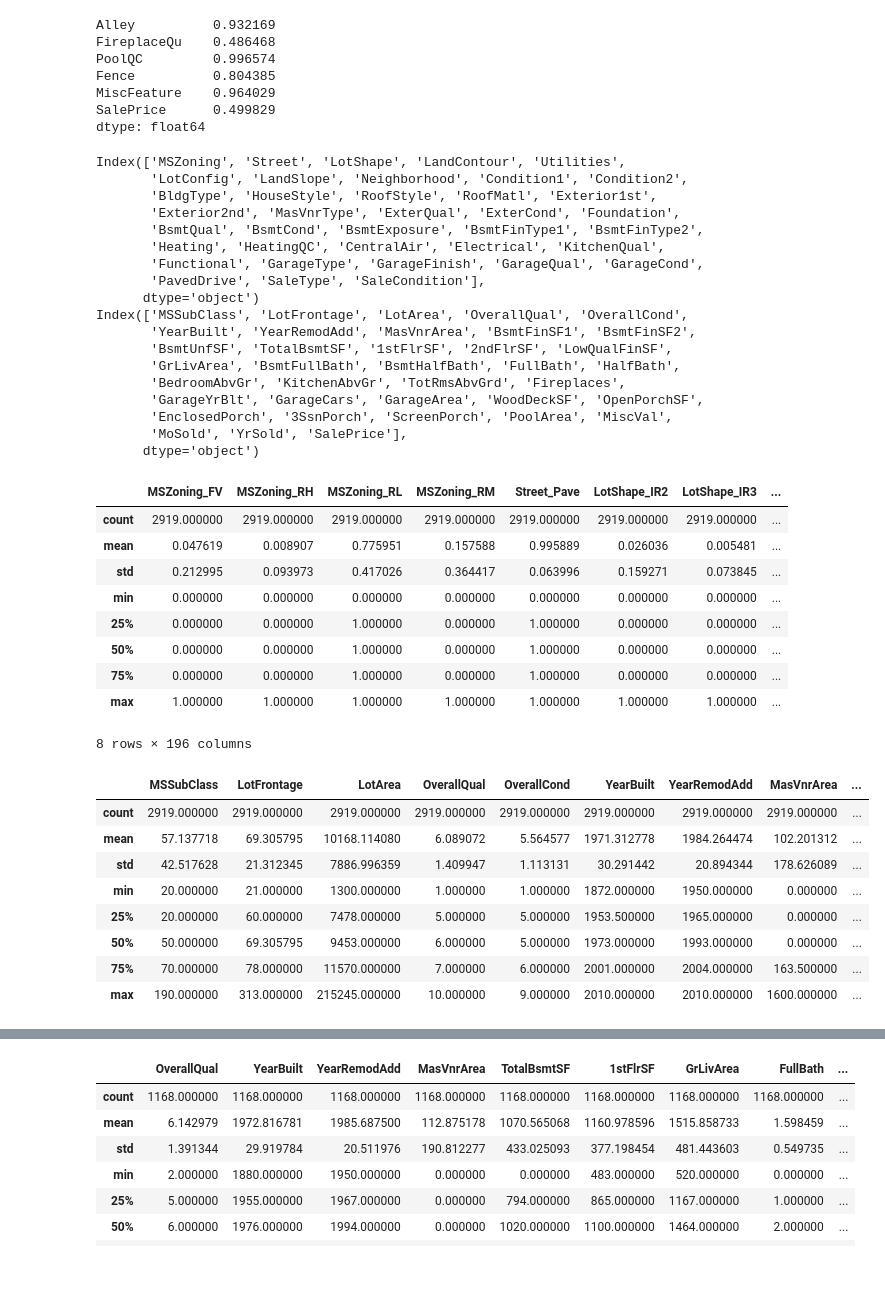
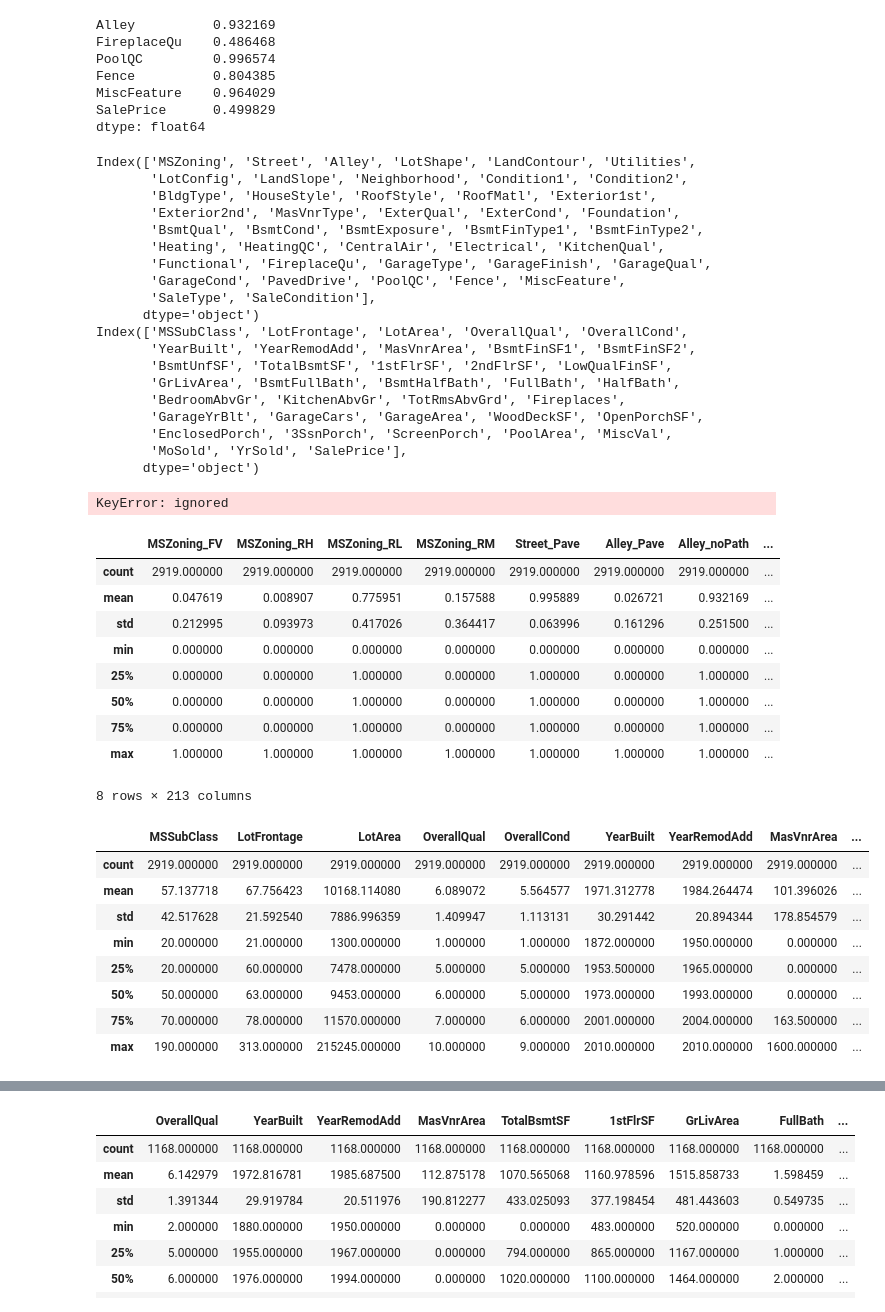
Before and after one commit to dlsdnjs96/Machine_Learning, a Jupyter notebook: HousePrice2.ipynb, the cells around one changed output, grey strips where cells are left out. Cells and saved outputs as stored; diff of their text form; code cells hidden in the pictures; blank space fills up the shorter version.

```diff
--- a/HousePrice2.ipynb
+++ b/HousePrice2.ipynb
@@ -44,8 +35,25 @@ Fence          0.804385
 MiscFeature    0.964029
 SalePrice      0.499829
 dtype: float64
+# %%
+# analyze NA data
+
+# fill NA of fireplaceQu because these don't have fireplaces
+all_data.loc[all_data['FireplaceQu'].isna(), 'Fireplaces'] = 0
+
+# NA of Alley means there is no path
+all_data.loc[all_data['Alley'].isna(), 'Alley'] = 'noPath'
+
+# NA of PoolQC means there is no pool
+all_data.loc[all_data['PoolQC'].isna(), 'PoolQC'] = 'noPool'
+
+# NA of Fence means there is no fence
+all_data.loc[all_data['Fence'].isna(), 'Fence'] = 'noFence'
+
+# NA of MiscFeature means there is no other feature
+all_data.loc[all_data['MiscFeature'].isna(), 'MiscFeature'] = 'noFeature'
 # %%
-all_data = all_data.drop(na_check.keys().drop(['SalePrice']), axis=1)
+#all_data = all_data.drop(na_check.keys().drop(['SalePrice']), axis=1)
 # %%
 # separate object types and non-object types
 
@@ -55,14 +63,15 @@ data_nonObject = all_data.select_dtypes(exclude='object')
 print(data_object.columns)
 print(data_nonObject.columns)
 # %% [output]
-Index(['MSZoning', 'Street', 'LotShape', 'LandContour', 'Utilities',
+Index(['MSZoning', 'Street', 'Alley', 'LotShape', 'LandContour', 'Utilities',
        'LotConfig', 'LandSlope', 'Neighborhood', 'Condition1', 'Condition2',
        'BldgType', 'HouseStyle', 'RoofStyle', 'RoofMatl', 'Exterior1st',
        'Exterior2nd', 'MasVnrType', 'ExterQual', 'ExterCond', 'Foundation',
        'BsmtQual', 'BsmtCond', 'BsmtExposure', 'BsmtFinType1', 'BsmtFinType2',
        'Heating', 'HeatingQC', 'CentralAir', 'Electrical', 'KitchenQual',
-       'Functional', 'GarageType', 'GarageFinish', 'GarageQual', 'GarageCond',
-       'PavedDrive', 'SaleType', 'SaleCondition'],
+       'Functional', 'FireplaceQu', 'GarageType', 'GarageFinish', 'GarageQual',
+       'GarageCond', 'PavedDrive', 'PoolQC', 'Fence', 'MiscFeature',
+       'SaleType', 'SaleCondition'],
       dtype='object')
 Index(['MSSubClass', 'LotFrontage', 'LotArea', 'OverallQual', 'OverallCond',
        'YearBuilt', 'YearRemodAdd', 'MasVnrArea', 'BsmtFinSF1', 'BsmtFinSF2',
@@ -73,6 +82,13 @@ Index(['MSSubClass', 'LotFrontage', 'LotArea', 'OverallQual', 'OverallCond',
        'EnclosedPorch', '3SsnPorch', 'ScreenPorch', 'PoolArea', 'MiscVal',
        'MoSold', 'YrSold', 'SalePrice'],
       dtype='object')
+# %%
+cols = data_object.columns
+
+for i in cols:
+  print(i+' : '+all_data[i].unique())
+# %% [output]
+KeyError: ignored
 # %%
 # one-hot coding
 
@@ -80,33 +96,32 @@ dummy_data = pd.get_dummies(data_object, drop_first=True)
 dummy_data.index = all_data_index
 dummy_data.describe()
 # %% [output]
-|  | MSZoning_FV | MSZoning_RH | MSZoning_RL | MSZoning_RM | Street_Pave | LotShape_IR2 | LotShape_IR3 | ... |
+|  | MSZoning_FV | MSZoning_RH | MSZoning_RL | MSZoning_RM | Street_Pave | Alley_Pave | Alley_noPath | ... |
 | count | 2919.000000 | 2919.000000 | 2919.000000 | 2919.000000 | 2919.000000 | 2919.000000 | 2919.000000 | ... |
-| mean | 0.047619 | 0.008907 | 0.775951 | 0.157588 | 0.995889 | 0.026036 | 0.005481 | ... |
-| std | 0.212995 | 0.093973 | 0.417026 | 0.364417 | 0.063996 | 0.159271 | 0.073845 | ... |
+| mean | 0.047619 | 0.008907 | 0.775951 | 0.157588 | 0.995889 | 0.026721 | 0.932169 | ... |
+| std | 0.212995 | 0.093973 | 0.417026 | 0.364417 | 0.063996 | 0.161296 | 0.251500 | ... |
 | min | 0.000000 | 0.000000 | 0.000000 | 0.000000 | 0.000000 | 0.000000 | 0.000000 | ... |
-| 25% | 0.000000 | 0.000000 | 1.000000 | 0.000000 | 1.000000 | 0.000000 | 0.000000 | ... |
-| 50% | 0.000000 | 0.000000 | 1.000000 | 0.000000 | 1.000000 | 0.000000 | 0.000000 | ... |
-| 75% | 0.000000 | 0.000000 | 1.000000 | 0.000000 | 1.000000 | 0.000000 | 0.000000 | ... |
+| 25% | 0.000000 | 0.000000 | 1.000000 | 0.000000 | 1.000000 | 0.000000 | 1.000000 | ... |
+| 50% | 0.000000 | 0.000000 | 1.000000 | 0.000000 | 1.000000 | 0.000000 | 1.000000 | ... |
+| 75% | 0.000000 | 0.000000 | 1.000000 | 0.000000 | 1.000000 | 0.000000 | 1.000000 | ... |
 | max | 1.000000 | 1.000000 | 1.000000 | 1.000000 | 1.000000 | 1.000000 | 1.000000 | ... |
-8 rows × 196 columns
+8 rows × 213 columns
 # %%
-impute = SimpleImputer(strategy='mean')
+impute = SimpleImputer(strategy='most_frequent')
 
 impute.fit(data_nonObject)
 data_nonObject_ = impute.transform(data_nonObject)
 
 data_nonObject = pd.DataFrame(data_nonObject_, columns=data_nonObject.columns, index=all_data_index)
-#data_nonObject.index = all_data_index
 data_nonObject.describe()
 # %% [output]
 |  | MSSubClass | LotFrontage | LotArea | OverallQual | OverallCond | YearBuilt | YearRemodAdd | MasVnrArea | ... |
 | count | 2919.000000 | 2919.000000 | 2919.000000 | 2919.000000 | 2919.000000 | 2919.000000 | 2919.000000 | 2919.000000 | ... |
-| mean | 57.137718 | 69.305795 | 10168.114080 | 6.089072 | 5.564577 | 1971.312778 | 1984.264474 | 102.201312 | ... |
-| std | 42.517628 | 21.312345 | 7886.996359 | 1.409947 | 1.113131 | 30.291442 | 20.894344 | 178.626089 | ... |
+| mean | 57.137718 | 67.756423 | 10168.114080 | 6.089072 | 5.564577 | 1971.312778 | 1984.264474 | 101.396026 | ... |
+| std | 42.517628 | 21.592540 | 7886.996359 | 1.409947 | 1.113131 | 30.291442 | 20.894344 | 178.854579 | ... |
 | min | 20.000000 | 21.000000 | 1300.000000 | 1.000000 | 1.000000 | 1872.000000 | 1950.000000 | 0.000000 | ... |
 | 25% | 20.000000 | 60.000000 | 7478.000000 | 5.000000 | 5.000000 | 1953.500000 | 1965.000000 | 0.000000 | ... |
-| 50% | 50.000000 | 69.305795 | 9453.000000 | 6.000000 | 5.000000 | 1973.000000 | 1993.000000 | 0.000000 | ... |
+| 50% | 50.000000 | 63.000000 | 9453.000000 | 6.000000 | 5.000000 | 1973.000000 | 1993.000000 | 0.000000 | ... |
 | 75% | 70.000000 | 78.000000 | 11570.000000 | 7.000000 | 6.000000 | 2001.000000 | 2004.000000 | 163.500000 | ... |
 | max | 190.000000 | 313.000000 | 215245.000000 | 10.000000 | 9.000000 | 2010.000000 | 2010.000000 | 1600.000000 | ... |
 # %%
```
Also changed, not shown: parts of 13 cells of this notebook.
